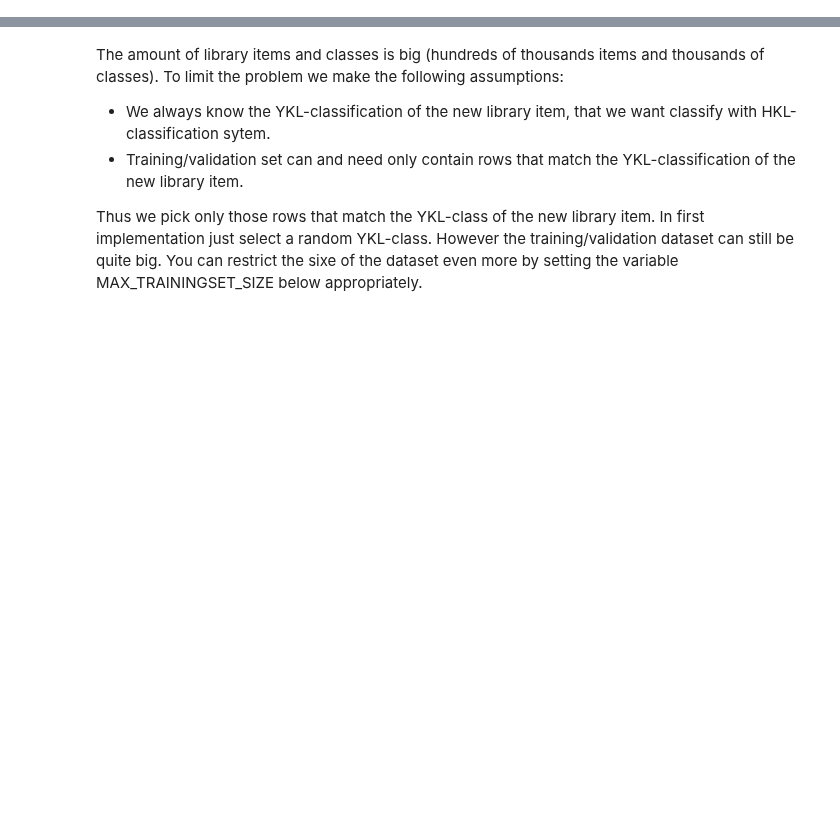
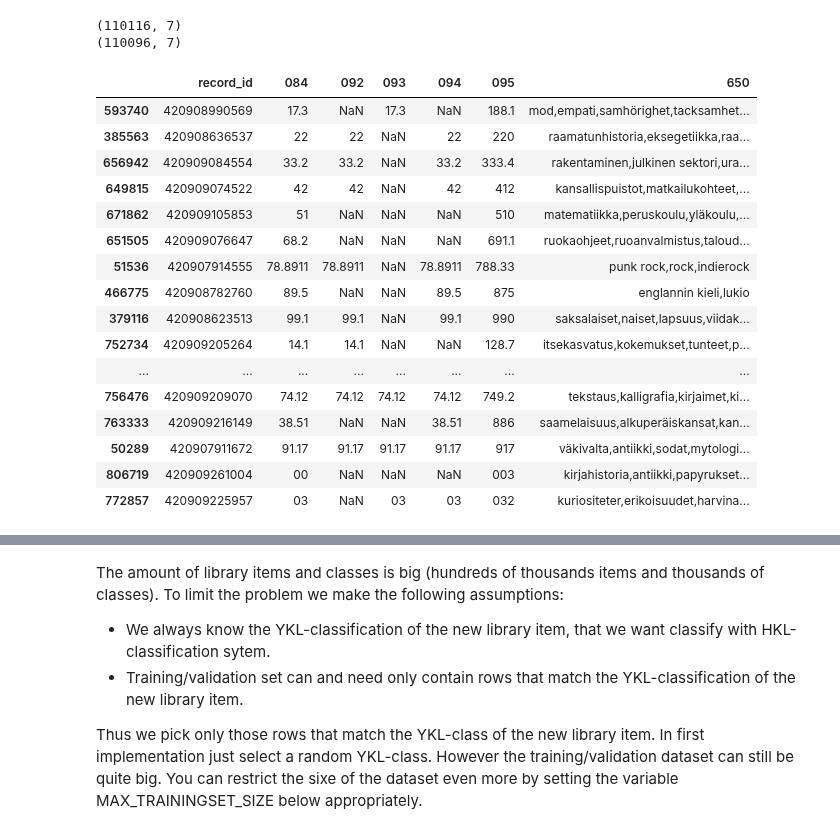
Before and after one commit to City-of-Helsinki/ml_hki_library_classifier, a Jupyter notebook: 00_data.ipynb, the cells around one changed output, grey strips where cells are left out. Drawn from its saved outputs; the diff is of its cells as text; code cells hidden in the pictures; blank space fills up the shorter version.

```diff
--- a/00_data.ipynb
+++ b/00_data.ipynb
@@ -411,3 +408,67 @@ for error in errors[:15]:
 # %% [output]
 Count of errors: 0
 [interactive output not drawn]
+# %%
+#
+# Build a small example input file: this can be used for testing and as an example for end users.
+# Drop the rows from training dataset and use variety of HKL-CLASSES:
+#       - 188.1 220 333.4 412 510 691.1 788.33 875 990 (hundreds of rows in training material)
+#       - 128.7 211 326.4 492 508.62 617 749.2 886 917 (20-40 rows in training material)
+#       - 003 041 (HKL-CLASS number is less than hundred) print(df2.loc[df2["095"] < "100"])
+#
+
+input_classes = [
+    "188.1",
+    "220",
+    "333.4",
+    "412",
+    "510",
+    "691.1",
+    "788.33",
+    "875",
+    "990",
+]
+input_classes = input_classes + [
+    "128.7",
+    "211",
+    "326.4",
+    "492",
+    "508.62",
+    "617",
+    "749.2",
+    "886",
+    "917",
+]
+input_classes = input_classes + ["003", "032"]
+
+print(df2.shape)
+input_classes_df = pd.DataFrame()
+
+for input_class in input_classes:
+    row = df2.loc[df2["095"] == input_class].sample(1)
+    record_id = row.iloc[0]["record_id"]
+    input_classes_df = input_classes_df.append(row)
+    df2 = df2.drop(df2.index[df2["record_id"] == record_id])
+
+print(df2.shape)
+input_classes_df.head(20)
+# %% [output]
+(110116, 7)
+(110096, 7)
+|  | record_id | 084 | 092 | 093 | 094 | 095 | 650 |
+| 593740 | 420908990569 | 17.3 | NaN | 17.3 | NaN | 188.1 | mod,empati,samhörighet,tacksamhet... |
+| 385563 | 420908636537 | 22 | 22 | NaN | 22 | 220 | raamatunhistoria,eksegetiikka,raa... |
+| 656942 | 420909084554 | 33.2 | 33.2 | NaN | 33.2 | 333.4 | rakentaminen,julkinen sektori,ura... |
+| 649815 | 420909074522 | 42 | 42 | NaN | 42 | 412 | kansallispuistot,matkailukohteet,... |
+| 671862 | 420909105853 | 51 | NaN | NaN | NaN | 510 | matematiikka,peruskoulu,yläkoulu,... |
+| 651505 | 420909076647 | 68.2 | NaN | NaN | NaN | 691.1 | ruokaohjeet,ruoanvalmistus,taloud... |
+| 51536 | 420907914555 | 78.8911 | 78.8911 | NaN | 78.8911 | 788.33 | punk rock,rock,indierock |
+| 466775 | 420908782760 | 89.5 | NaN | NaN | 89.5 | 875 | englannin kieli,lukio |
+| 379116 | 420908623513 | 99.1 | 99.1 | NaN | 99.1 | 990 | saksalaiset,naiset,lapsuus,viidak... |
+| 752734 | 420909205264 | 14.1 | 14.1 | NaN | NaN | 128.7 | itsekasvatus,kokemukset,tunteet,p... |
+| ... | ... | ... | ... | ... | ... | ... | ... |
+| 756476 | 420909209070 | 74.12 | 74.12 | 74.12 | 74.12 | 749.2 | tekstaus,kalligrafia,kirjaimet,ki... |
+| 763333 | 420909216149 | 38.51 | NaN | NaN | 38.51 | 886 | saamelaisuus,alkuperäiskansat,kan... |
+| 50289 | 420907911672 | 91.17 | 91.17 | 91.17 | 91.17 | 917 | väkivalta,antiikki,sodat,mytologi... |
+| 806719 | 420909261004 | 00 | NaN | NaN | NaN | 003 | kirjahistoria,antiikki,papyrukset... |
+| 772857 | 420909225957 | 03 | NaN | 03 | 03 | 032 | kuriositeter,erikoisuudet,harvina... |
```
Also changed, not shown: parts of 10 cells of this notebook.
